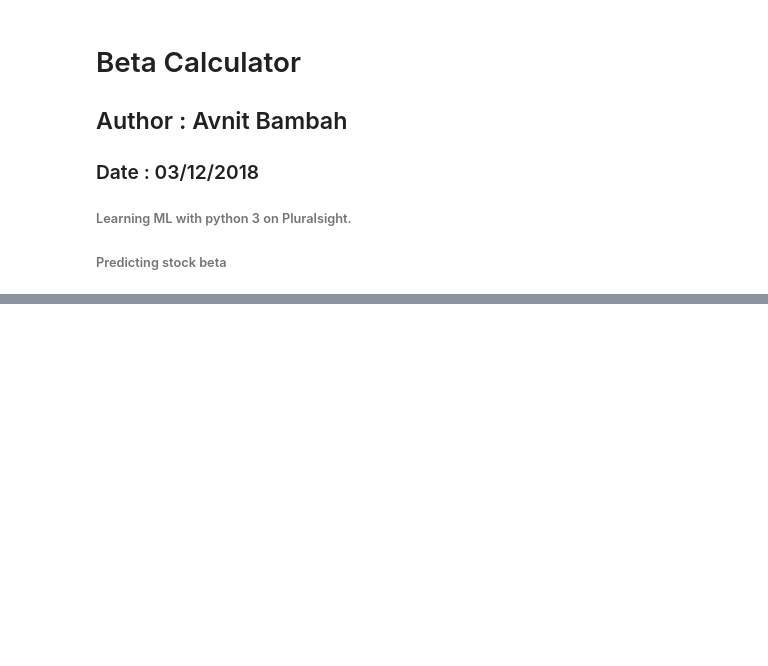
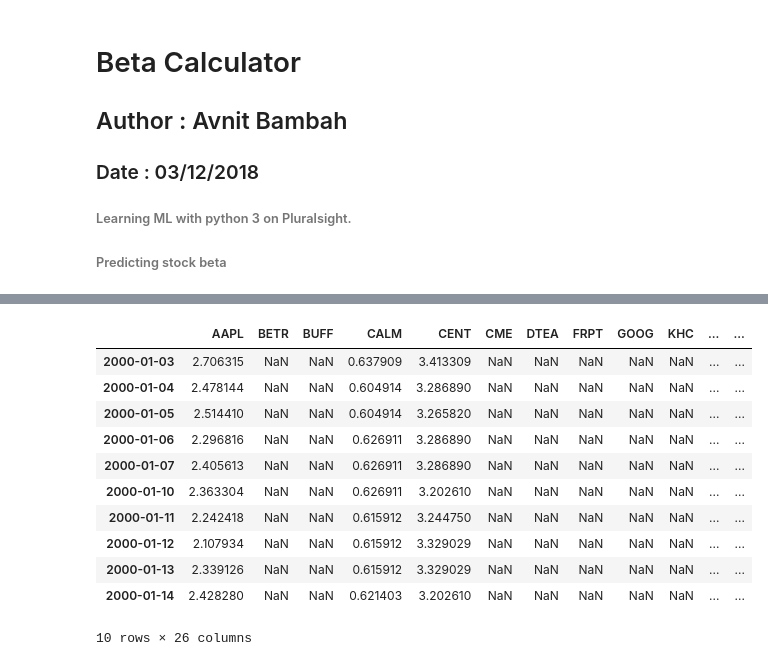
Before and after one commit to avnit/https---github.com-avnit-ContractWork, a Jupyter notebook: Class1/Beta-Calculator.ipynb, the cells around one changed output, grey strips where cells are left out. Drawn from its saved outputs; the diff is of its cells as text; code cells hidden in the pictures; blank space fills up the shorter version.

```diff
--- a/Class1/Beta-Calculator.ipynb
+++ b/Class1/Beta-Calculator.ipynb
@@ -76,0 +95,15 @@ vr.head(10)
+# %%
+close.head(10)
+# %% [output]
+|  | AAPL | BETR | BUFF | CALM | CENT | CME | DTEA | FRPT | GOOG | KHC | ... | ... |
+| 2000-01-03 | 2.706315 | NaN | NaN | 0.637909 | 3.413309 | NaN | NaN | NaN | NaN | NaN | ... | ... |
+| 2000-01-04 | 2.478144 | NaN | NaN | 0.604914 | 3.286890 | NaN | NaN | NaN | NaN | NaN | ... | ... |
+| 2000-01-05 | 2.514410 | NaN | NaN | 0.604914 | 3.265820 | NaN | NaN | NaN | NaN | NaN | ... | ... |
+| 2000-01-06 | 2.296816 | NaN | NaN | 0.626911 | 3.286890 | NaN | NaN | NaN | NaN | NaN | ... | ... |
+| 2000-01-07 | 2.405613 | NaN | NaN | 0.626911 | 3.286890 | NaN | NaN | NaN | NaN | NaN | ... | ... |
+| 2000-01-10 | 2.363304 | NaN | NaN | 0.626911 | 3.202610 | NaN | NaN | NaN | NaN | NaN | ... | ... |
+| 2000-01-11 | 2.242418 | NaN | NaN | 0.615912 | 3.244750 | NaN | NaN | NaN | NaN | NaN | ... | ... |
+| 2000-01-12 | 2.107934 | NaN | NaN | 0.615912 | 3.329029 | NaN | NaN | NaN | NaN | NaN | ... | ... |
+| 2000-01-13 | 2.339126 | NaN | NaN | 0.615912 | 3.329029 | NaN | NaN | NaN | NaN | NaN | ... | ... |
+| 2000-01-14 | 2.428280 | NaN | NaN | 0.621403 | 3.202610 | NaN | NaN | NaN | NaN | NaN | ... | ... |
+10 rows × 26 columns
```
Also changed, not shown: parts of 10 cells of this notebook, 3 other files.
